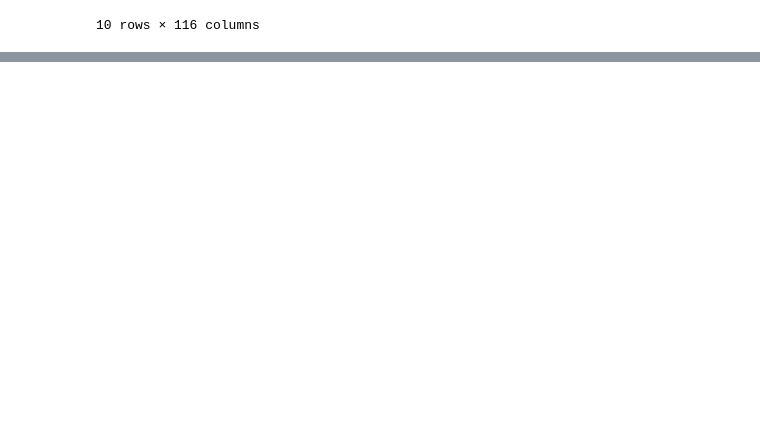
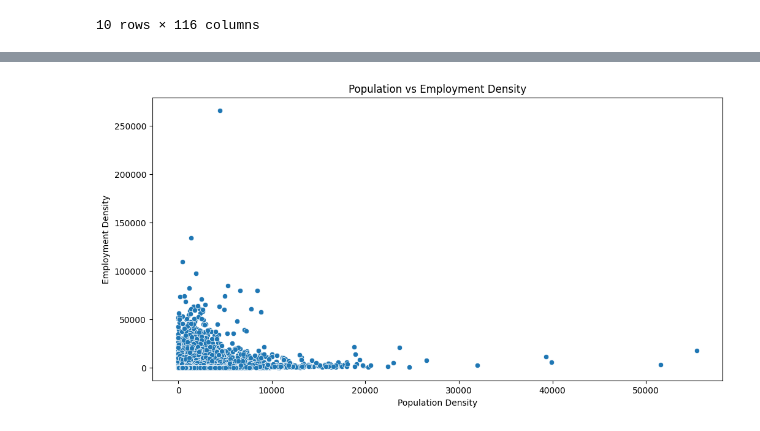
Before and after one commit to ARYAA98/Smart_Location_Database_Analysis, a Jupyter notebook: SmartLocation_Database_Analysis.ipynb, the cells around one changed output, grey strips where cells are left out. Cells and saved outputs as stored; diff of their text form; code cells hidden in the pictures; blank space fills up the shorter version.

Commit message:
Data visualization 1

```diff
--- a/SmartLocation_Database_Analysis.ipynb
+++ b/SmartLocation_Database_Analysis.ipynb
@@ -195,0 +210,10 @@ Smart_location_df.head(10)     # to view first few values
+# %%
+# Population and Employment Density Plot
+plt.figure(figsize=(12, 6))
+sns.scatterplot(x='TotPop', y='TotEmp', data=Smart_location_df)
+plt.xlabel('Population Density')
+plt.ylabel('Employment Density')
+plt.title('Population vs Employment Density')
+plt.show()
+# %% [output]
+[figure, added]
```
Also changed, not shown: parts of 7 cells of this notebook.
